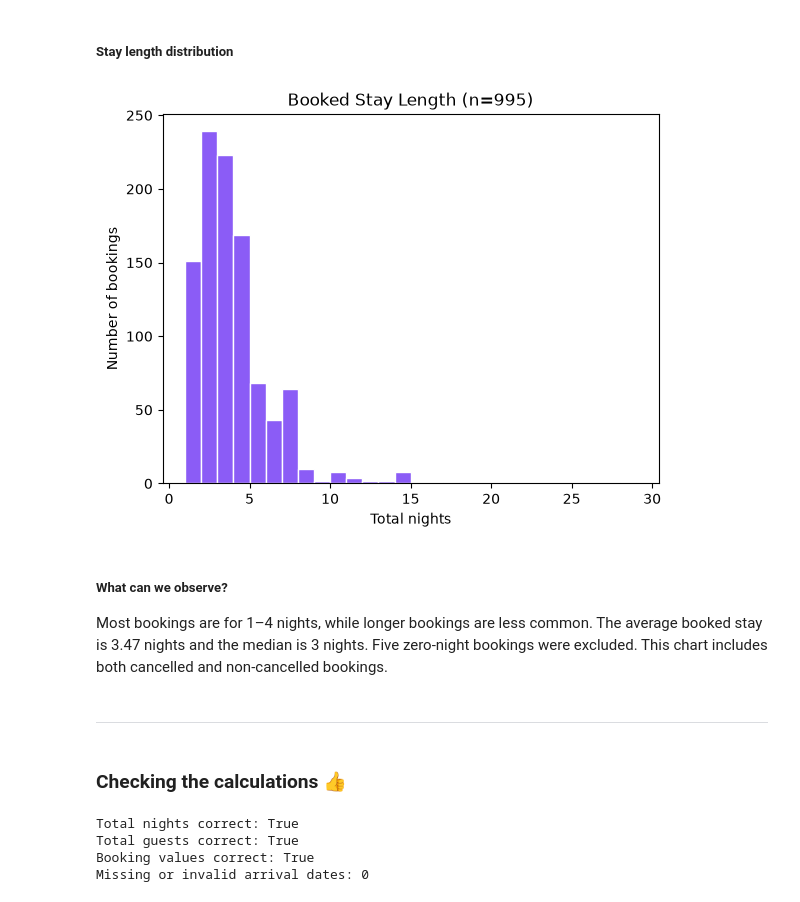
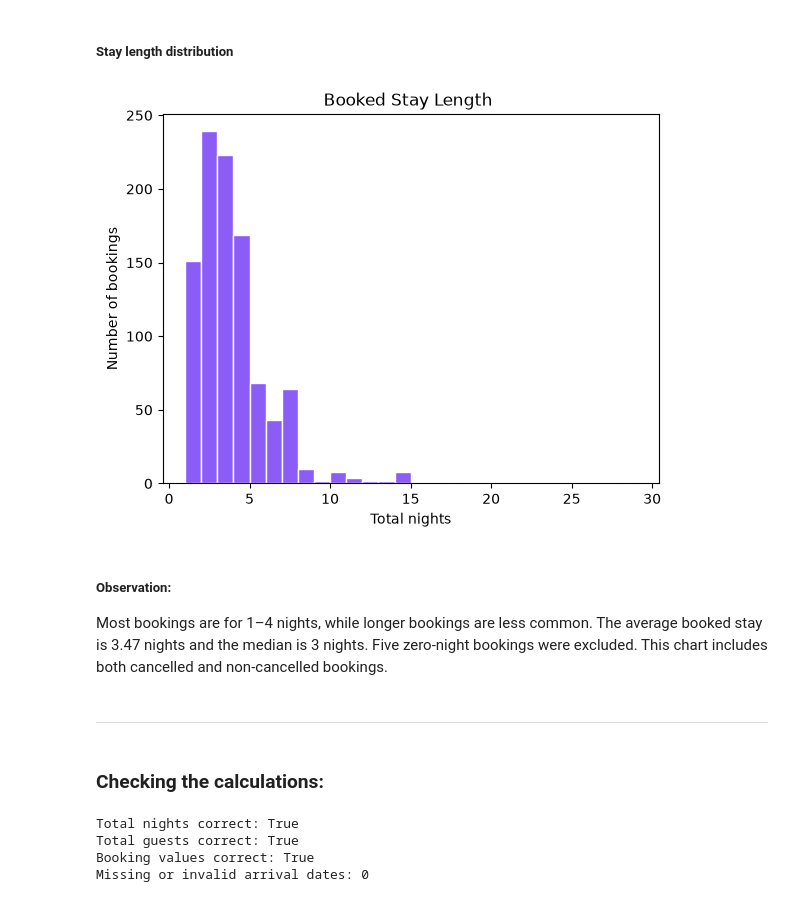
Before and after one commit to subhanjanshah/Data-Processing-w-Python-2026, a Jupyter notebook: hoteldate.ipynb, the cells around one changed output. Cells and saved outputs as stored; diff of their text form; code cells hidden in the pictures.

```diff
--- a/hoteldate.ipynb
+++ b/hoteldate.ipynb
@@ -176,11 +169,7 @@ bookings_b[[
 # %% [markdown]
 ### Total Guests
 # %%
-bookings_b["total_guests"] = (
-    bookings_b["adults"]
-    + bookings_b["children"]
-    + bookings_b["babies"]
-)
+bookings_b["total_guests"] = (bookings_b["adults"]+ bookings_b["children"]+ bookings_b["babies"])
 
 bookings_b[["adults", "children", "babies", "total_guests"]].head()
 # %% [output]
@@ -195,16 +184,9 @@ bookings_b[["adults", "children", "babies", "total_guests"]].head()
 # %% [markdown]
 ### How much does each booking cost?
 # %%
-bookings_b["estimated_booking_value"] = (
-    bookings_b["average_daily_rate"]
-    * bookings_b["total_nights"]
-)
+bookings_b["estimated_booking_value"] = (bookings_b["average_daily_rate"]* bookings_b["total_nights"])
 
-bookings_b[[
-    "average_daily_rate",
-    "total_nights",
-    "estimated_booking_value"
-]].head()
+bookings_b[["average_daily_rate","total_nights","estimated_booking_value"]].head()
 # %% [output]
 |  | average_daily_rate | total_nights | estimated_booking_value |
 | 0 | 98.10 | 2 | 196.20 |
@@ -217,20 +199,14 @@ bookings_b[[
 # %% [markdown]
 ### Guest arrival dates
 # %%
-bookings_b["arrival_date"] = pd.to_datetime(
-    bookings_b["arrival_date_year"].astype("string") + "-"
+bookings_b["arrival_date"] = pd.to_datetime(bookings_b["arrival_date_year"].astype("string") + "-"
     + bookings_b["arrival_date_month"] + "-"
     + bookings_b["arrival_date_day_of_month"].astype("string"),
     format="%Y-%B-%d",
     errors="coerce"
 )
 
-bookings_b[[
-    "arrival_date_year",
-    "arrival_date_month",
-    "arrival_date_day_of_month",
-    "arrival_date"
-]].head()
+bookings_b[["arrival_date_year","arrival_date_month","arrival_date_day_of_month","arrival_date"]].head()
 # %% [output]
 |  | arrival_date_year | arrival_date_month | arrival_date_day_of_month | arrival_date |
 | 0 | 2015 | September | 30 | 2015-09-30 |
@@ -275,9 +249,7 @@ Zero-night bookings: 5
 # %% [markdown]
 ##### stay analysis
 # %%
-overnight_bookings = bookings_b.loc[
-    bookings_b["total_nights"] > 0
-].copy()
+overnight_bookings = bookings_b.loc[bookings_b["total_nights"] > 0].copy()
 
 overnight_bookings["total_nights"].describe().round(2)
 # %% [output]
@@ -295,22 +267,17 @@ Name: total_nights, dtype: float64
 # %%
 fig, ax = plt.subplots()
 
-ax.hist(
-    overnight_bookings["total_nights"],
-    bins=range(1, 30),
-    color="#8b5cf6",
-    edgecolor="white"
-)
+ax.hist(overnight_bookings["total_nights"],bins=range(1, 30),color="#8b5cf6",edgecolor="white")
 
-ax.set_title(f"Booked Stay Length (n={len(overnight_bookings)})")
+ax.set_title(f"Booked Stay Length ")
 ax.set_xlabel("Total nights")
 ax.set_ylabel("Number of bookings")
 
 plt.show()
 # %% [output]
-[figure, old version]
+[figure, new version]
 # %% [markdown]
-##### **What can we observe?**
+##### **Observation:**
 
 Most bookings are for 1–4 nights, while longer bookings are less common.
 The average booked stay is 3.47 nights and the median is 3 nights.
@@ -319,5 +286,5 @@ cancelled and non-cancelled bookings.
 # %% [markdown]
 _________________________________________________________________________________________________________
 # %% [markdown]
-### Checking the calculations 👍
+### Checking the calculations:
 # %%
```
Also changed, not shown: parts of 8 cells of this notebook.
